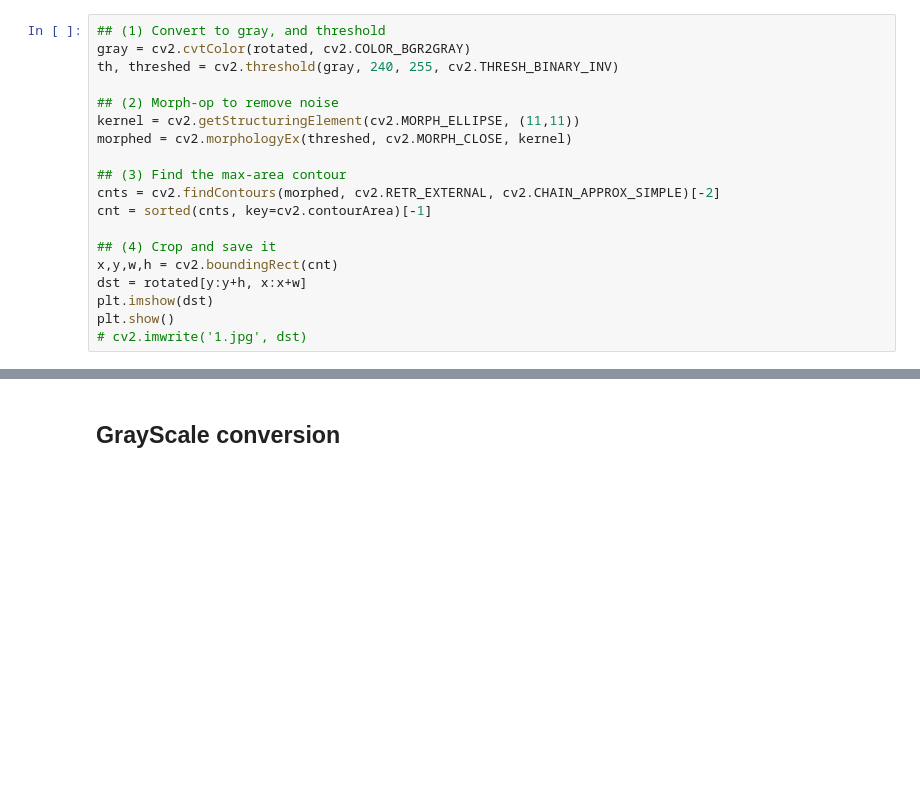
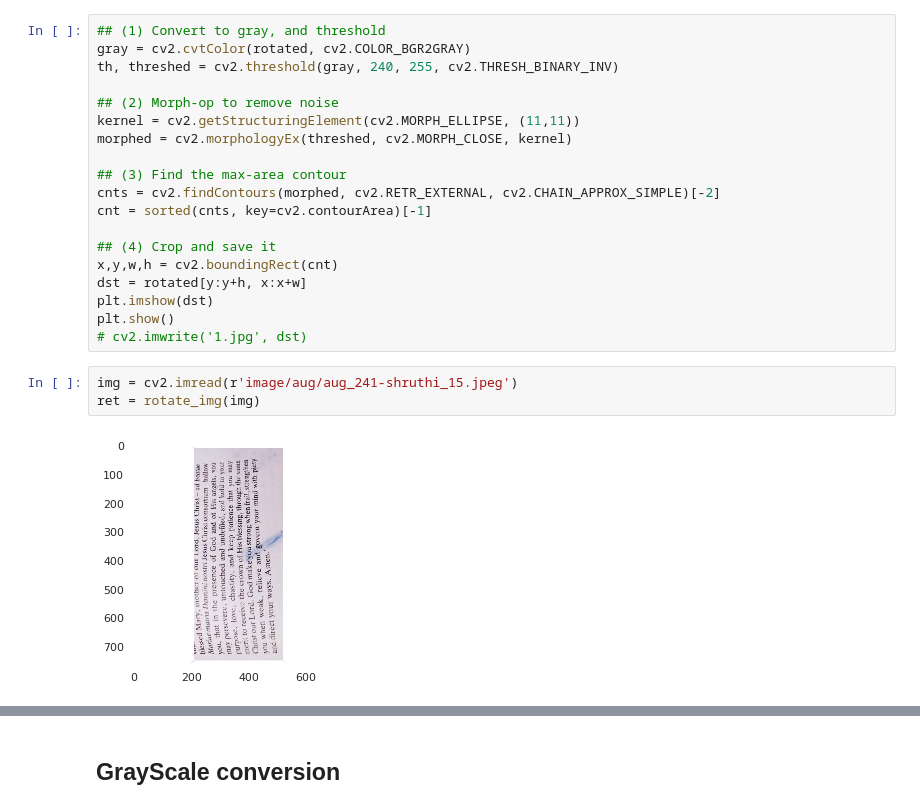
Before and after one commit to BashCache/Audiobook, a Jupyter notebook: Deskewing.ipynb, the cells around one changed output, grey strips where cells are left out. Drawn from its saved outputs; the diff is of its cells as text; blank space fills up the shorter version.

```diff
--- a/Deskewing.ipynb
+++ b/Deskewing.ipynb
@@ -97,3 +99,8 @@ dst = rotated[y:y+h, x:x+w]
 plt.imshow(dst)
 plt.show()
 # cv2.imwrite('1.jpg', dst)
+# %%
+img = cv2.imread(r'image/aug/aug_241-shruthi_15.jpeg')
+ret = rotate_img(img)
+# %% [output]
+[figure, added]
```
Also changed, not shown: parts of 18 cells of this notebook, 2 other files.
